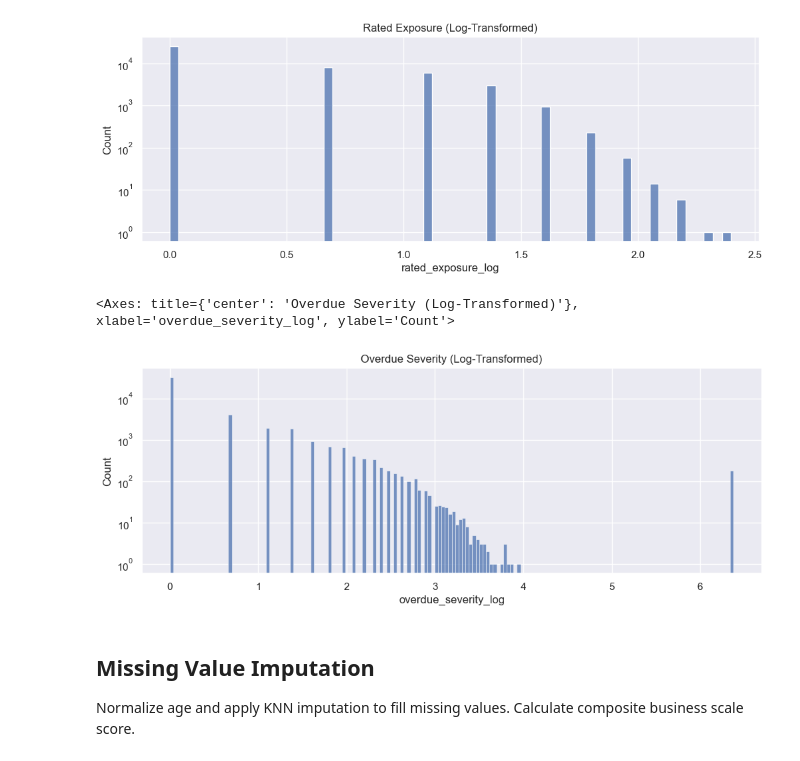
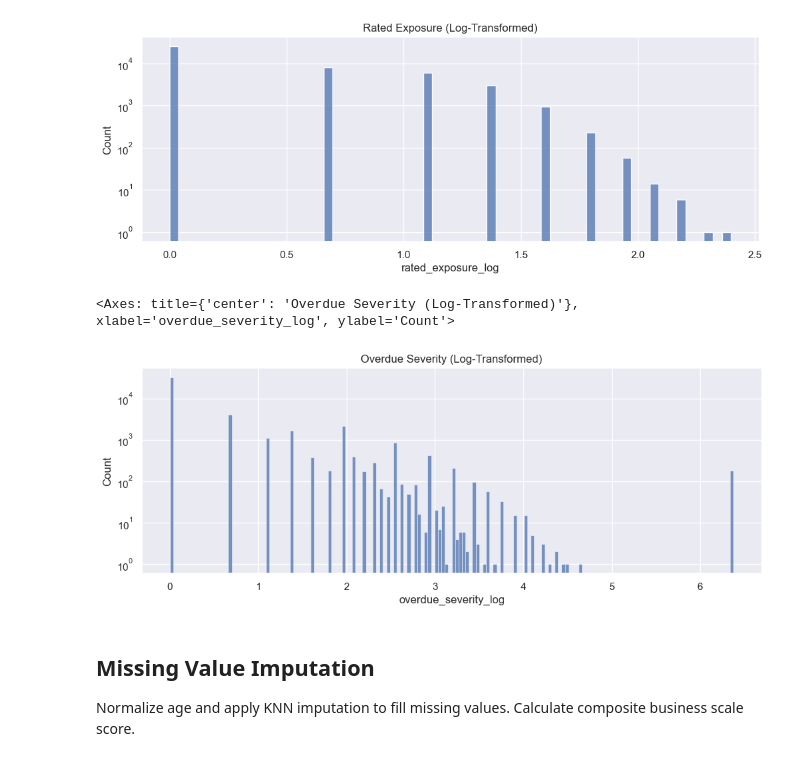
Before and after one commit to PESIII23/real-time-credit-risk-simulation, a Jupyter notebook: src/notebooks/credit_risk_analysis.ipynb, the cells around one changed output. Saved outputs shown, nothing was run; the diff lists cells and outputs as text; code cells hidden in the pictures.

Commit message:
fixed df transformations

```diff
--- a/src/notebooks/credit_risk_analysis.ipynb
+++ b/src/notebooks/credit_risk_analysis.ipynb
@@ -78,14 +78,16 @@ Cleaned DataFrame shape: (45063, 8)
 Backfill delinquency columns and create missing value indicator flags.
 # %%
 # Enforce monotonic severity for delinquencies
-data_transformations.backfill_overdues(df, col_1='overdue_30_59_days', col_2='overdue_60_89_days', col_3='overdue_90_plus_days')
+df_backfilled = data_transformations.backfill_overdues(df, col_1='overdue_30_59_days', col_2='overdue_60_89_days', col_3='overdue_90_plus_days')
 
 # Track missing values in the original column
-data_transformations.is_missing_value(df, col_orig='monthly_revenue', col_bool='revenue_missing')
-data_transformations.is_missing_value(df, col_orig='debt_ratio', col_bool='debt_ratio_missing')
-data_transformations.is_missing_value(df, col_orig='rated_exposure', col_bool='rated_exposure_missing')
+df_missing_val1 = data_transformations.is_missing_value(df_backfilled, col_orig='monthly_revenue', col_bool='revenue_missing')
+df_missing_val2 = data_transformations.is_missing_value(df_missing_val1, col_orig='debt_ratio', col_bool='debt_ratio_missing')
+df_missing_val3 = data_transformations.is_missing_value(df_missing_val2, col_orig='rated_exposure', col_bool='rated_exposure_missing')
 
-df.head()
+df_transformed = df_missing_val3
+
+df_transformed.head()
 # %% [output]
 |  | age | monthly_revenue | debt_ratio | rated_exposure | overdue_30_59_days | overdue_60_89_days | ... |
 | 0 | 64 | 8158.000000 | 0.249908 | 0.000000 | 0 | 0 | ... |
@@ -130,7 +132,7 @@ sns.histplot(data=age_raw, x=x_var, log=True)
 """MONTHLY REVENUE"""
 
 # Create the bins
-monthly_revenue_raw = df[['monthly_revenue']].copy()
+monthly_revenue_raw = df_transformed[['monthly_revenue']].copy()
 
 # Create revenue bins and labels
 revenue_bins = [0, 5000, 10000, 15000, 20000, 25000, 50000, 100000, 999999999]
@@ -151,14 +153,14 @@ monthly_revenue_raw.head()
 """Histogram Plot"""
 x_var = 'revenue_bin'
 plt.figure(figsize=(12,4))
-# plt.title("Monthly Revenue (Binned)")
+plt.title("Monthly Revenue (Binned)")
 # sns.histplot(data=monthly_revenue_raw, x=x_var, log=True)
 
 """Log Transform Distribution"""
-df['monthly_revenue_log'] = np.log1p(df['monthly_revenue'])
+df_transformed['monthly_revenue_log'] = np.log1p(df_transformed['monthly_revenue'])
 plt.title("Monthly Revenue (Log-Transformed)")
 plt.yscale('log')
-sns.histplot(df['monthly_revenue_log'])
+sns.histplot(df_transformed['monthly_revenue_log'])
 # %% [output]
 <Axes: title={'center': 'Monthly Revenue (Log-Transformed)'}, xlabel='monthly_revenue_log', ylabel='Count'>
 [figure]
@@ -166,7 +168,7 @@ sns.histplot(df['monthly_revenue_log'])
 """DEBT RATIO"""
 
 # Create the bins
-debt_ratio_raw = df[['debt_ratio']].copy()
+debt_ratio_raw = df_transformed[['debt_ratio']].copy()
 
 # Create debt ratio bins and labels
 debt_ratio_bins = [0, 1, 10, 50, 100, 500, 1000, 5000, 10000, 25000, 999999999]
@@ -191,10 +193,10 @@ plt.figure(figsize=(12,4))
 # sns.histplot(data=debt_ratio_raw, x=x_var, log=True)
 
 """Log Transform Distribution"""
-df['debt_ratio_log'] = np.log1p(df['debt_ratio'])
+df_transformed['debt_ratio_log'] = np.log1p(df_transformed['debt_ratio'])
 plt.title("Debt Ratio (Log-Transformed)")
 plt.yscale('log')
-sns.histplot(df['debt_ratio_log'])
+sns.histplot(df_transformed['debt_ratio_log'])
 # %% [output]
 <Axes: title={'center': 'Debt Ratio (Log-Transformed)'}, xlabel='debt_ratio_log', ylabel='Count'>
 [figure]
@@ -202,7 +204,7 @@ sns.histplot(df['debt_ratio_log'])
 """RATED EXPOSURE"""
 
 # Create the bins
-rated_exposure_raw = df[['rated_exposure']].copy()
+rated_exposure_raw = df_transformed[['rated_exposure']].copy()
 
 # Create rated exposure bins and labels
 rated_exposure_bins = [0, 1, 2, 3, 4, 5, 6, 7, 8, 9, 10, 100]
@@ -227,31 +229,31 @@ plt.figure(figsize=(12,4))
 # sns.histplot(data=rated_exposure_raw, x=x_var, log=True)
 
 """Log Transform Distribution"""
-df['rated_exposure_log'] = np.log1p(df['rated_exposure'])
+df_transformed['rated_exposure_log'] = np.log1p(df_transformed['rated_exposure'])
 plt.title("Rated Exposure (Log-Transformed)")
 plt.yscale('log')
-sns.histplot(df['rated_exposure_log'])
+sns.histplot(df_transformed['rated_exposure_log'])
 # %% [output]
 <Axes: title={'center': 'Rated Exposure (Log-Transformed)'}, xlabel='rated_exposure_log', ylabel='Count'>
 [figure]
 # %%
 """OVERDUE DAYS"""
 
 low = 1
 med = 2
 high = 3
 
-df['overdue_severity'] = (df['overdue_30_59_days'] * low) + (df['overdue_60_89_days'] * med) + (df['overdue_90_plus_days'] * high)
+df_transformed['overdue_severity'] = (df_transformed['overdue_30_59_days'] * low) + (df_transformed['overdue_60_89_days'] * med) + (df_transformed['overdue_90_plus_days'] * high)
 
 """Log Transform Distribution"""
-df['overdue_severity_log'] = np.log1p(df['overdue_severity'])
+df_transformed['overdue_severity_log'] = np.log1p(df_transformed['overdue_severity'])
 plt.figure(figsize=(12,4))
 plt.title("Overdue Severity (Log-Transformed)")
 plt.yscale('log')
-sns.histplot(df['overdue_severity_log'])
+sns.histplot(df_transformed['overdue_severity_log'])
 # %% [output]
 <Axes: title={'center': 'Overdue Severity (Log-Transformed)'}, xlabel='overdue_severity_log', ylabel='Count'>
-[figure, old version]
+[figure, new version]
 # %% [markdown]
 ## Missing Value Imputation
 Normalize age and apply KNN imputation to fill missing values. Calculate composite business scale score.
```
Also changed, not shown: parts of 9 cells of this notebook, 2 other files.
